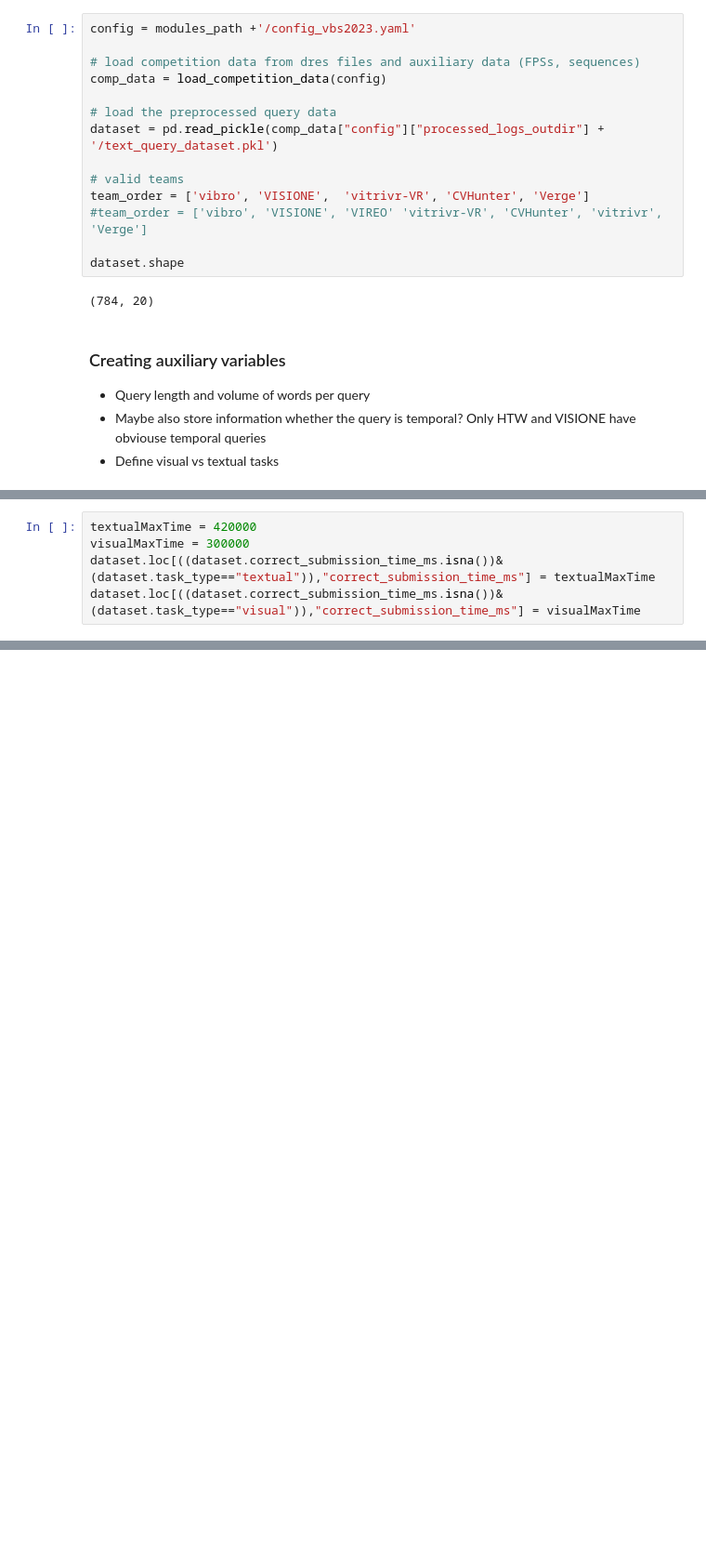
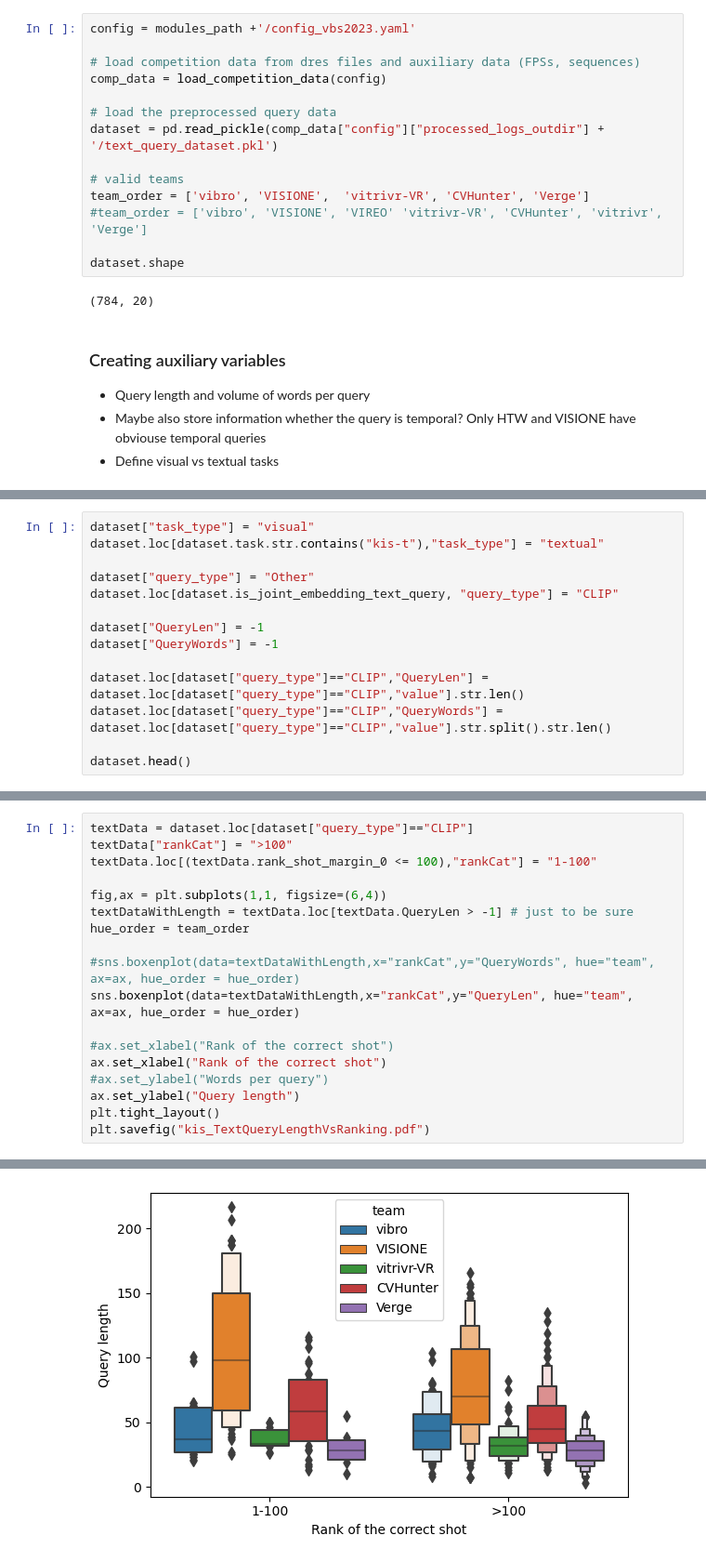
Before and after one commit to sauterl/VBS23-Post-Hoc-Analysis, a Jupyter notebook: src/python/notebooks/text_query_processing_2023.ipynb, the cells around one changed output, grey strips where cells are left out. Shown: that part at 93% size. Saved outputs shown, nothing was run; the diff lists cells and outputs as text; blank space fills up the shorter version.

Commit message:
updated plots for the "analysis of user queries" section and query analysis based on clip embedding

```diff
--- a/src/python/notebooks/text_query_processing_2023.ipynb
+++ b/src/python/notebooks/text_query_processing_2023.ipynb
@@ -551,5 +45,0 @@ Ttest_indResult(statistic=2.5157776447737317, pvalue=0.012966682359523966)
-# %%
-textualMaxTime = 420000
-visualMaxTime = 300000
-dataset.loc[((dataset.correct_submission_time_ms.isna())&(dataset.task_type=="textual")),"correct_submission_time_ms"] = textualMaxTime
-dataset.loc[((dataset.correct_submission_time_ms.isna())&(dataset.task_type=="visual")),"correct_submission_time_ms"] = visualMaxTime
@@ -1036,0 +46,14 @@ dt2.groupby(["team","DiffFromMaxQueryRank"])[["rank_video","rank_shot_margin_0"]
+# %%
+dataset["task_type"] = "visual"
+dataset.loc[dataset.task.str.contains("kis-t"),"task_type"] = "textual"
+
+dataset["query_type"] = "Other"
+dataset.loc[dataset.is_joint_embedding_text_query, "query_type"] = "CLIP"
+
+dataset["QueryLen"] = -1
+dataset["QueryWords"] = -1
+
+dataset.loc[dataset["query_type"]=="CLIP","QueryLen"] = dataset.loc[dataset["query_type"]=="CLIP","value"].str.len()
+dataset.loc[dataset["query_type"]=="CLIP","QueryWords"] = dataset.loc[dataset["query_type"]=="CLIP","value"].str.split().str.len()
+
+dataset.head()
@@ -1036,0 +313,19 @@ dt2.groupby(["team","DiffFromMaxQueryRank"])[["rank_video","rank_shot_margin_0"]
+# %%
+textData = dataset.loc[dataset["query_type"]=="CLIP"]
+textData["rankCat"] = ">100"
+textData.loc[(textData.rank_shot_margin_0 <= 100),"rankCat"] = "1-100"
+
+fig,ax = plt.subplots(1,1, figsize=(6,4))
+textDataWithLength = textData.loc[textData.QueryLen > -1] # just to be sure
+hue_order = team_order
+
+#sns.boxenplot(data=textDataWithLength,x="rankCat",y="QueryWords", hue="team", ax=ax, hue_order = hue_order)
+sns.boxenplot(data=textDataWithLength,x="rankCat",y="QueryLen", hue="team", ax=ax, hue_order = hue_order)
+
+#ax.set_xlabel("Rank of the correct shot")
+ax.set_xlabel("Rank of the correct shot")
+#ax.set_ylabel("Words per query")
+ax.set_ylabel("Query length")
+plt.tight_layout()
+plt.savefig("kis_TextQueryLengthVsRanking.pdf")
+# %% [output]
@@ -1036,0 +337 @@ dt2.groupby(["team","DiffFromMaxQueryRank"])[["rank_video","rank_shot_margin_0"]
+[figure, added]
```
Also changed, not shown: parts of 95 cells of this notebook, 2 other files.
